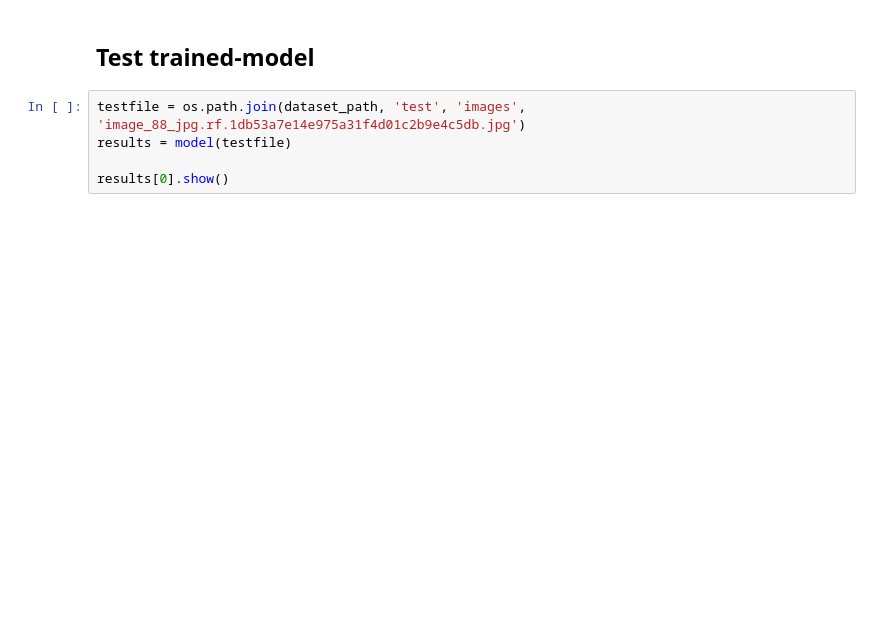
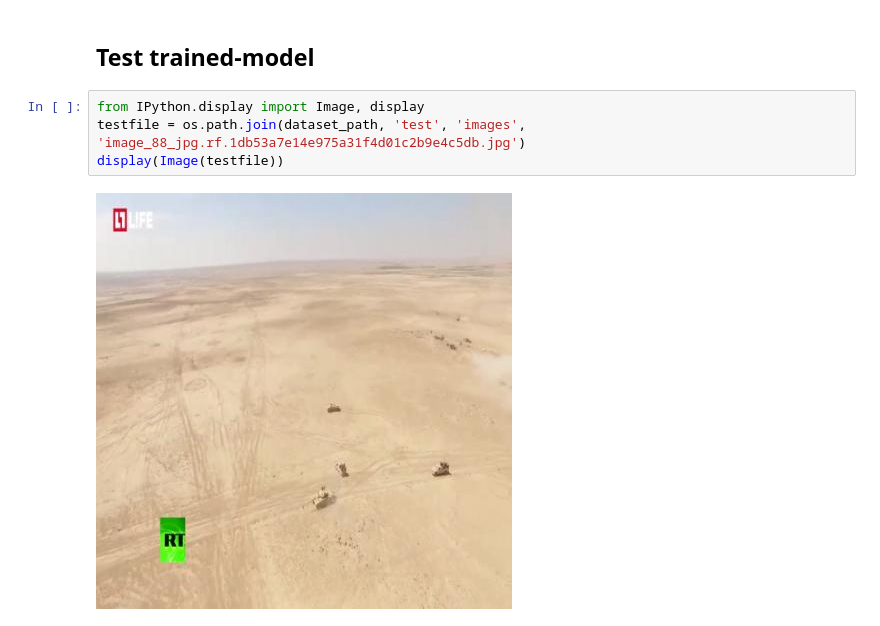
Before and after one commit to rkuo2000/AI-exercise, a Jupyter notebook: colab/YOLO26_Tanks.ipynb, the cells around one changed output. Saved outputs shown, nothing was run; the diff lists cells and outputs as text; blank space fills up the shorter version.

```diff
--- a/colab/YOLO26_Tanks.ipynb
+++ b/colab/YOLO26_Tanks.ipynb
@@ -34,7 +103,8 @@ results = model.train(data="./tanks.yaml", epochs=100, imgsz=640)
 # %% [markdown]
 ## Test trained-model
 # %%
+from IPython.display import Image, display
 testfile = os.path.join(dataset_path, 'test', 'images', 'image_88_jpg.rf.1db53a7e14e975a31f4d01c2b9e4c5db.jpg')
-results = model(testfile)
-
-results[0].show()
+display(Image(testfile))
+# %% [output]
+[figure, added]
```
Also changed, not shown: parts of 7 cells of this notebook.
